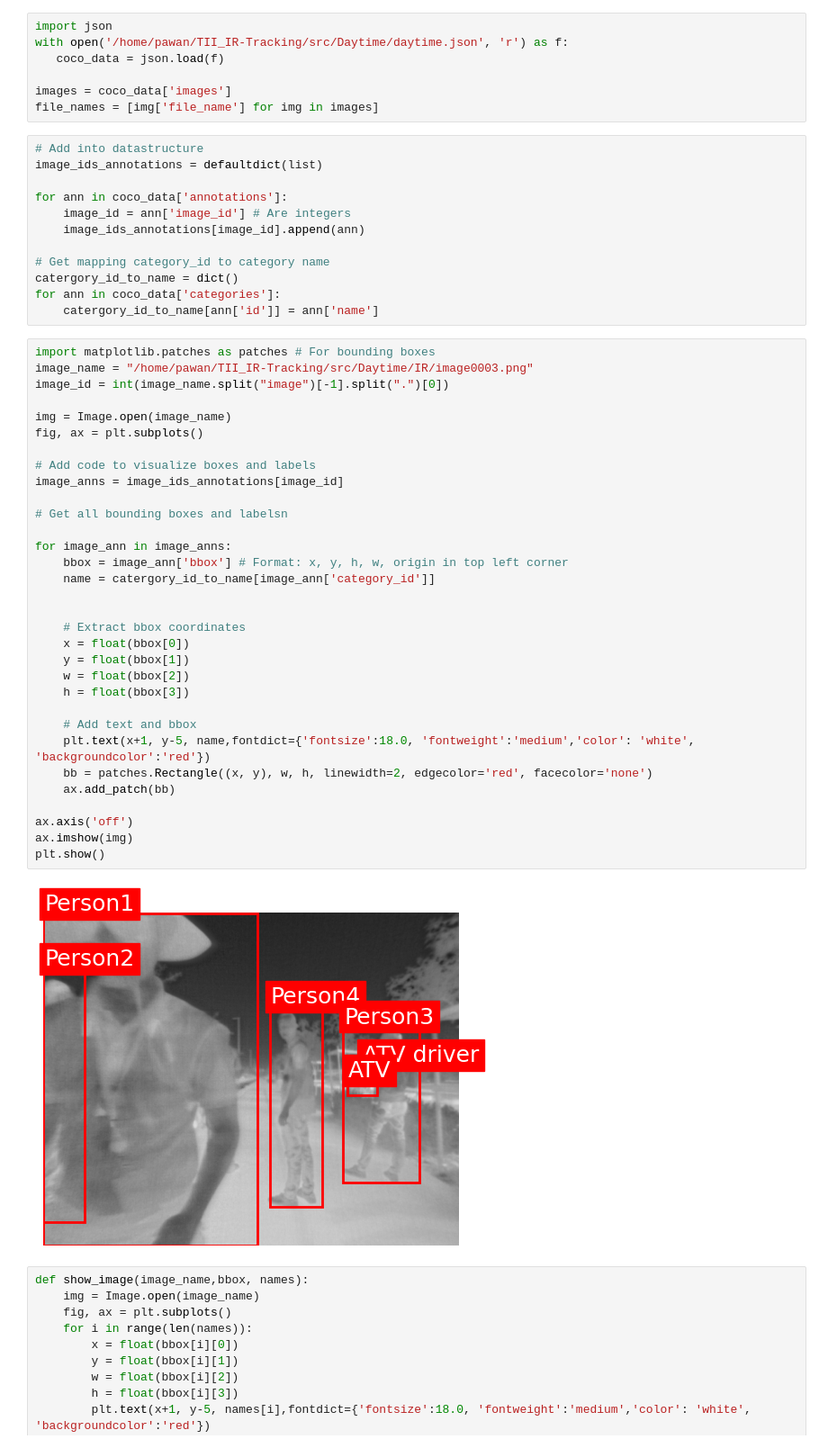
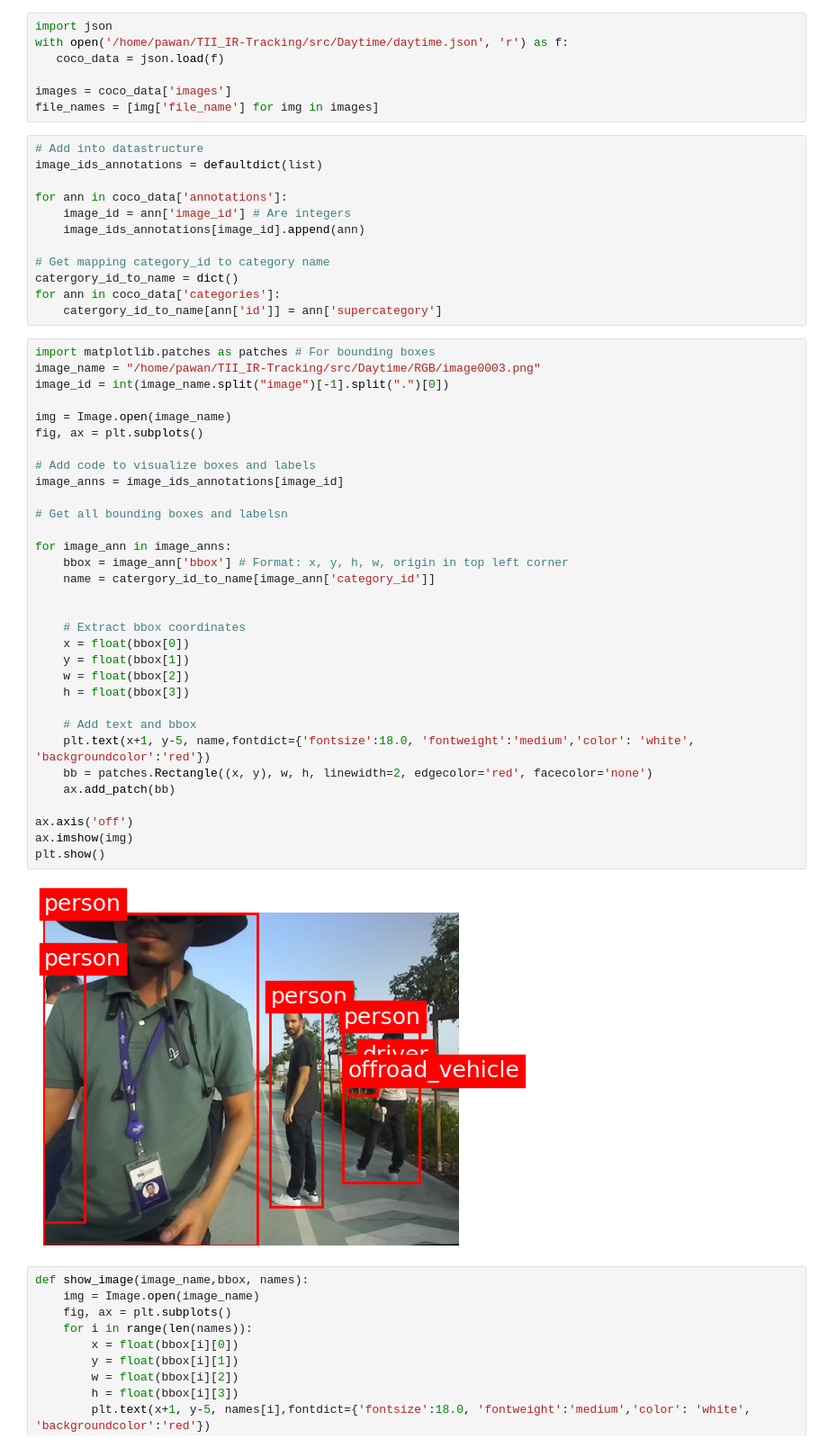
Before and after one commit to THeBest-png/IR-tracking-Challenge, a Jupyter notebook: RCNN/test.ipynb, the cells around one changed output. Shown at 90% size. Cells and saved outputs as stored; diff of their text form.

Commit message:
instead of finding each class name, supercategory is used.

```diff
--- a/test.ipynb
+++ b/RCNN/test.ipynb
@@ -28,41 +28,41 @@ for ann in coco_data['annotations']:
 # Get mapping category_id to category name
 catergory_id_to_name = dict()
 for ann in coco_data['categories']:
-    catergory_id_to_name[ann['id']] = ann['name']
+    catergory_id_to_name[ann['id']] = ann['supercategory']
 # %%
 import matplotlib.patches as patches # For bounding boxes
-image_name = "/home/pawan/TII_IR-Tracking/src/Daytime/IR/image0003.png"
+image_name = "/home/pawan/TII_IR-Tracking/src/Daytime/RGB/image0003.png"
 image_id = int(image_name.split("image")[-1].split(".")[0])
 
 img = Image.open(image_name)
 fig, ax = plt.subplots()
 
 # Add code to visualize boxes and labels
 image_anns = image_ids_annotations[image_id]
 
 # Get all bounding boxes and labelsn
 
 for image_ann in image_anns:
     bbox = image_ann['bbox'] # Format: x, y, h, w, origin in top left corner
     name = catergory_id_to_name[image_ann['category_id']]
 
 
     # Extract bbox coordinates
     x = float(bbox[0])
     y = float(bbox[1])
     w = float(bbox[2])
     h = float(bbox[3])
 
     # Add text and bbox
     plt.text(x+1, y-5, name,fontdict={'fontsize':18.0, 'fontweight':'medium','color': 'white', 'backgroundcolor':'red'})
     bb = patches.Rectangle((x, y), w, h, linewidth=2, edgecolor='red', facecolor='none')
     ax.add_patch(bb)
 
 ax.axis('off')
 ax.imshow(img)
 plt.show()
 # %% [output]
-[figure, old version]
+[figure, new version]
 # %%
 def show_image(image_name,bbox, names):
     img = Image.open(image_name)
```
Also changed, not shown: parts of 2 cells of this notebook, 1 other file.
